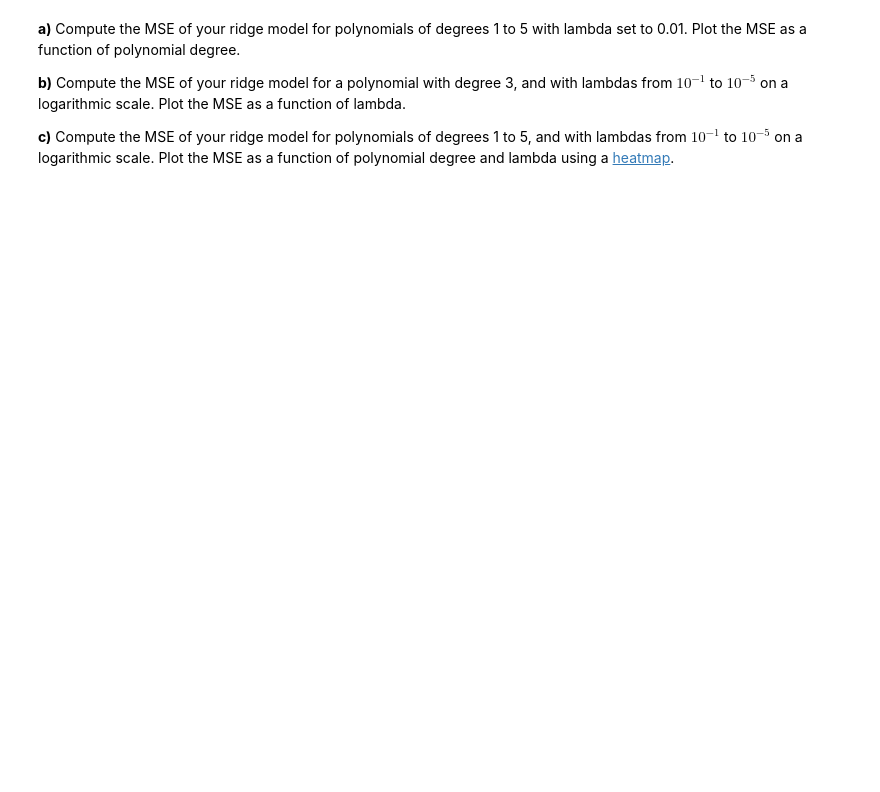
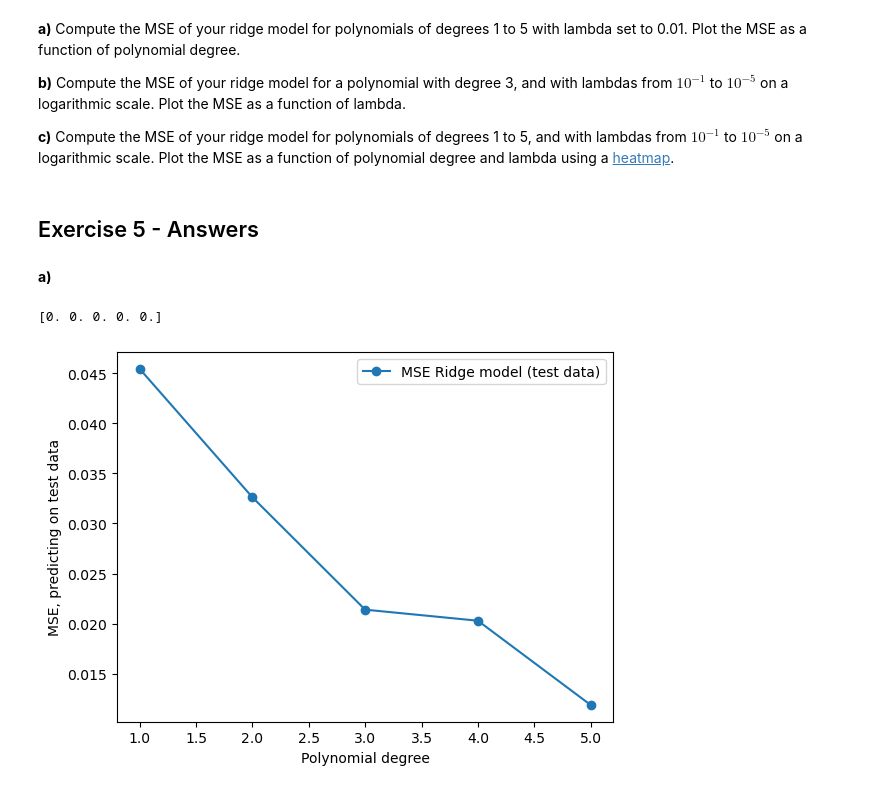
Before and after one commit to aadnerol/FYS-STK3155, a Jupyter notebook: Weekly Exercises/Week 36/exercisesweek36.ipynb, the cells around one changed output. Drawn from its saved outputs; the diff is of its cells as text; code cells hidden in the pictures; blank space fills up the shorter version.

Commit message:
Week 36: exercise 5a

```diff
--- a/Weekly Exercises/Week 36/exercisesweek36.ipynb
+++ b/Weekly Exercises/Week 36/exercisesweek36.ipynb
@@ -223,3 +223,47 @@ plt.show()
 **b)** Compute the MSE of your ridge model for a polynomial with degree 3, and with lambdas from $10^{-1}$ to $10^{-5}$ on a logarithmic scale. Plot the MSE as a function of lambda.
 
 **c)** Compute the MSE of your ridge model for polynomials of degrees 1 to 5, and with lambdas from $10^{-1}$ to $10^{-5}$ on a logarithmic scale. Plot the MSE as a function of polynomial degree and lambda using a [heatmap](https://matplotlib.org/stable/gallery/images_contours_and_fields/image_annotated_heatmap.html).
+# %% [markdown]
+## Exercise 5 - Answers
+# %% [markdown]
+**a)**
+# %%
+from sklearn.metrics import mean_squared_error
+# Define lambda
+lam = 0.01
+degrees = np.arange(1, 6)
+# MSE computed on test data
+MSE = np.zeros(len(degrees))
+print(MSE)
+
+# Split data (not splitting the feature matries as in the last task)
+x_train, x_test, y_train, y_test = train_test_split(x, y, test_size=0.2)
+
+
+for i in degrees:
+    # Make feature matrices
+    X_train = polynomial_features(x_train, i)
+    X_test = polynomial_features(x_test, i)
+    # Scale data
+    scaler = StandardScaler()
+    scaler.fit(X_train)
+    X_train_s = scaler.transform(X_train)
+    X_test_s = scaler.transform(X_test)
+    y_offset = np.mean(y_train)
+
+    # Estimate parameters
+    beta = Ridge_parameters(X_train_s, y_train, lam)
+    # Predict on test data
+    y_test_pred = X_test_s @ beta + y_offset
+    # Compute MSE on test data
+    MSE[i-1] = mean_squared_error(y_test, y_test_pred)
+
+# Plotting
+plt.plot(degrees, MSE, marker="o", label="MSE Ridge model (test data)")
+plt.xlabel("Polynomial degree")
+plt.ylabel("MSE, predicting on test data")
+plt.legend()
+plt.show()
+# %% [output]
+[0. 0. 0. 0. 0.]
+[figure, added]
```
Also changed, not shown: parts of 2 cells of this notebook.
